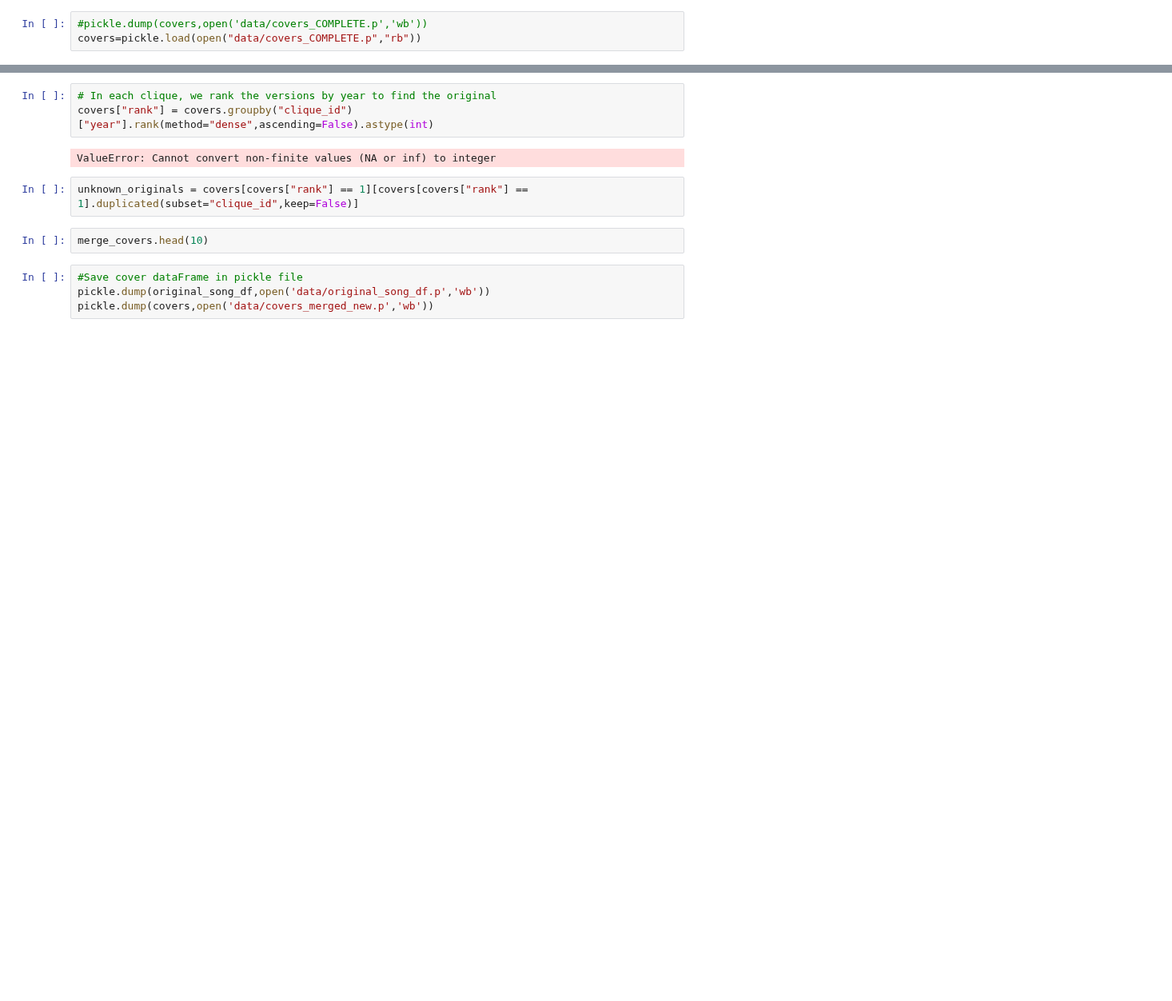
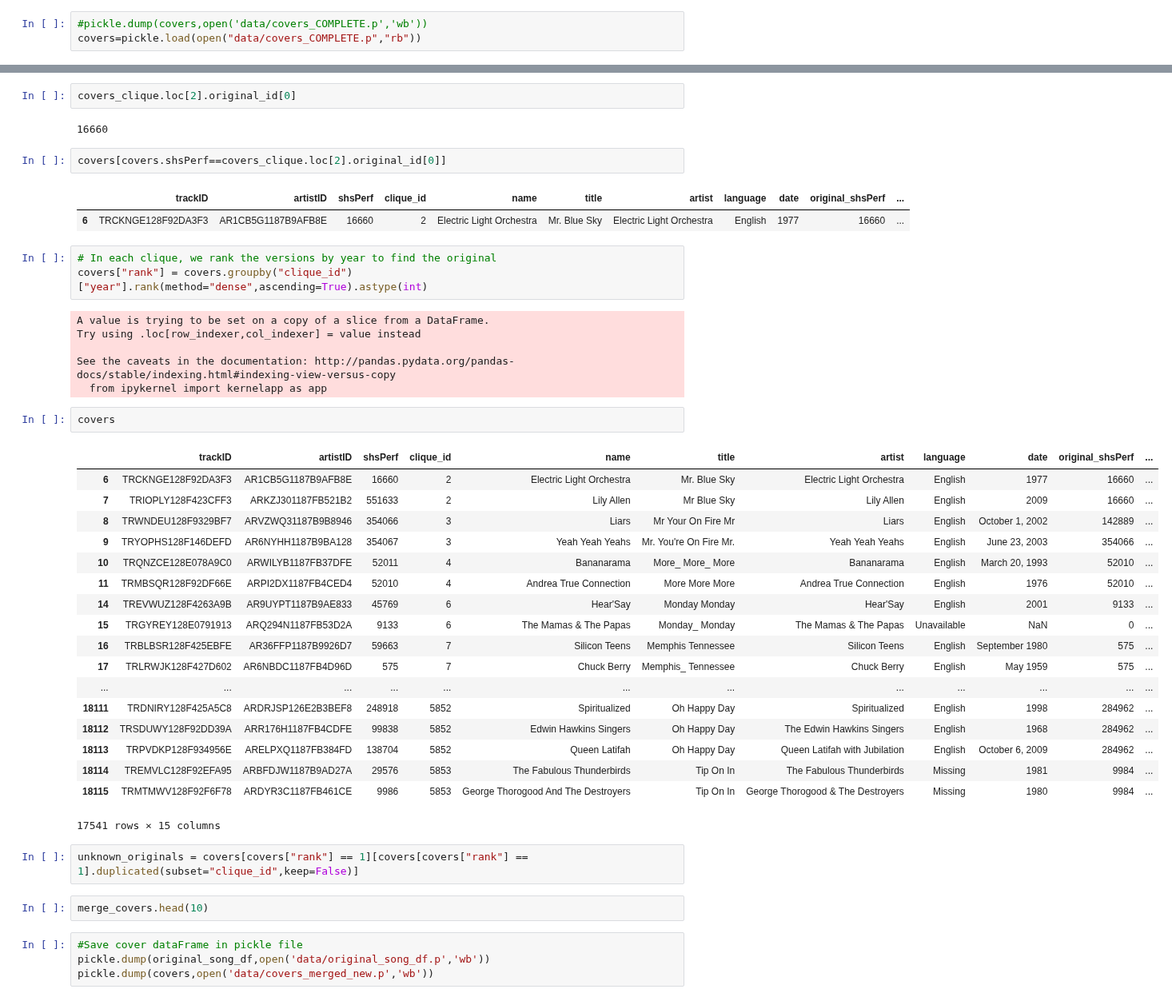
Before and after one commit to padesplaces/ada2017, a Jupyter notebook: project/Project Notebook.ipynb, the cells around one changed output, grey strips where cells are left out. Shown at 80% size. Drawn from its saved outputs; the diff is of its cells as text; blank space fills up the shorter version.

```diff
--- a/project/Project Notebook.ipynb
+++ b/project/Project Notebook.ipynb
@@ -808,8 +954,42 @@ covers
+# %%
+covers_clique.loc[2].original_id[0]
+# %% [output]
+16660
+# %%
+covers[covers.shsPerf==covers_clique.loc[2].original_id[0]]
+# %% [output]
+|  | trackID | artistID | shsPerf | clique_id | name | title | artist | language | date | original_shsPerf | ... |
+| 6 | TRCKNGE128F92DA3F3 | AR1CB5G1187B9AFB8E | 16660 | 2 | Electric Light Orchestra | Mr. Blue Sky | Electric Light Orchestra | English | 1977 | 16660 | ... |
 # %%
 # In each clique, we rank the versions by year to find the original
-covers["rank"] = covers.groupby("clique_id")["year"].rank(method="dense",ascending=False).astype(int)
+covers["rank"] = covers.groupby("clique_id")["year"].rank(method="dense",ascending=True).astype(int)
 # %% [output]
-ValueError: Cannot convert non-finite values (NA or inf) to integer
+A value is trying to be set on a copy of a slice from a DataFrame.
+Try using .loc[row_indexer,col_indexer] = value instead
+
+See the caveats in the documentation: http://pandas.pydata.org/pandas-docs/stable/indexing.html#indexing-view-versus-copy
+  from ipykernel import kernelapp as app
+# %%
+covers
+# %% [output]
+|  | trackID | artistID | shsPerf | clique_id | name | title | artist | language | date | original_shsPerf | ... |
+| 6 | TRCKNGE128F92DA3F3 | AR1CB5G1187B9AFB8E | 16660 | 2 | Electric Light Orchestra | Mr. Blue Sky | Electric Light Orchestra | English | 1977 | 16660 | ... |
+| 7 | TRIOPLY128F423CFF3 | ARKZJ301187FB521B2 | 551633 | 2 | Lily Allen | Mr Blue Sky | Lily Allen | English | 2009 | 16660 | ... |
+| 8 | TRWNDEU128F9329BF7 | ARVZWQ31187B9B8946 | 354066 | 3 | Liars | Mr Your On Fire Mr | Liars | English | October 1, 2002 | 142889 | ... |
+| 9 | TRYOPHS128F146DEFD | AR6NYHH1187B9BA128 | 354067 | 3 | Yeah Yeah Yeahs | Mr. You're On Fire Mr. | Yeah Yeah Yeahs | English | June 23, 2003 | 354066 | ... |
+| 10 | TRQNZCE128E078A9C0 | ARWILYB1187FB37DFE | 52011 | 4 | Bananarama | More_ More_ More | Bananarama | English | March 20, 1993 | 52010 | ... |
+| 11 | TRMBSQR128F92DF66E | ARPI2DX1187FB4CED4 | 52010 | 4 | Andrea True Connection | More More More | Andrea True Connection | English | 1976 | 52010 | ... |
+| 14 | TREVWUZ128F4263A9B | AR9UYPT1187B9AE833 | 45769 | 6 | Hear'Say | Monday Monday | Hear'Say | English | 2001 | 9133 | ... |
+| 15 | TRGYREY128E0791913 | ARQ294N1187FB53D2A | 9133 | 6 | The Mamas & The Papas | Monday_ Monday | The Mamas & The Papas | Unavailable | NaN | 0 | ... |
+| 16 | TRBLBSR128F425EBFE | AR36FFP1187B9926D7 | 59663 | 7 | Silicon Teens | Memphis Tennessee | Silicon Teens | English | September 1980 | 575 | ... |
+| 17 | TRLRWJK128F427D602 | AR6NBDC1187FB4D96D | 575 | 7 | Chuck Berry | Memphis_ Tennessee | Chuck Berry | English | May 1959 | 575 | ... |
+| ... | ... | ... | ... | ... | ... | ... | ... | ... | ... | ... | ... |
+| 18111 | TRDNIRY128F425A5C8 | ARDRJSP126E2B3BEF8 | 248918 | 5852 | Spiritualized | Oh Happy Day | Spiritualized | English | 1998 | 284962 | ... |
+| 18112 | TRSDUWY128F92DD39A | ARR176H1187FB4CDFE | 99838 | 5852 | Edwin Hawkins Singers | Oh Happy Day | The Edwin Hawkins Singers | English | 1968 | 284962 | ... |
+| 18113 | TRPVDKP128F934956E | ARELPXQ1187FB384FD | 138704 | 5852 | Queen Latifah | Oh Happy Day | Queen Latifah with Jubilation | English | October 6, 2009 | 284962 | ... |
+| 18114 | TREMVLC128F92EFA95 | ARBFDJW1187B9AD27A | 29576 | 5853 | The Fabulous Thunderbirds | Tip On In | The Fabulous Thunderbirds | Missing | 1981 | 9984 | ... |
+| 18115 | TRMTMWV128F92F6F78 | ARDYR3C1187FB461CE | 9986 | 5853 | George Thorogood And The Destroyers | Tip On In | George Thorogood & The Destroyers | Missing | 1980 | 9984 | ... |
+17541 rows × 15 columns
 # %%
 unknown_originals = covers[covers["rank"] == 1][covers[covers["rank"] == 1].duplicated(subset="clique_id",keep=False)]
 # %%
```
Also changed, not shown: parts of 42 cells of this notebook, 1 other file.
